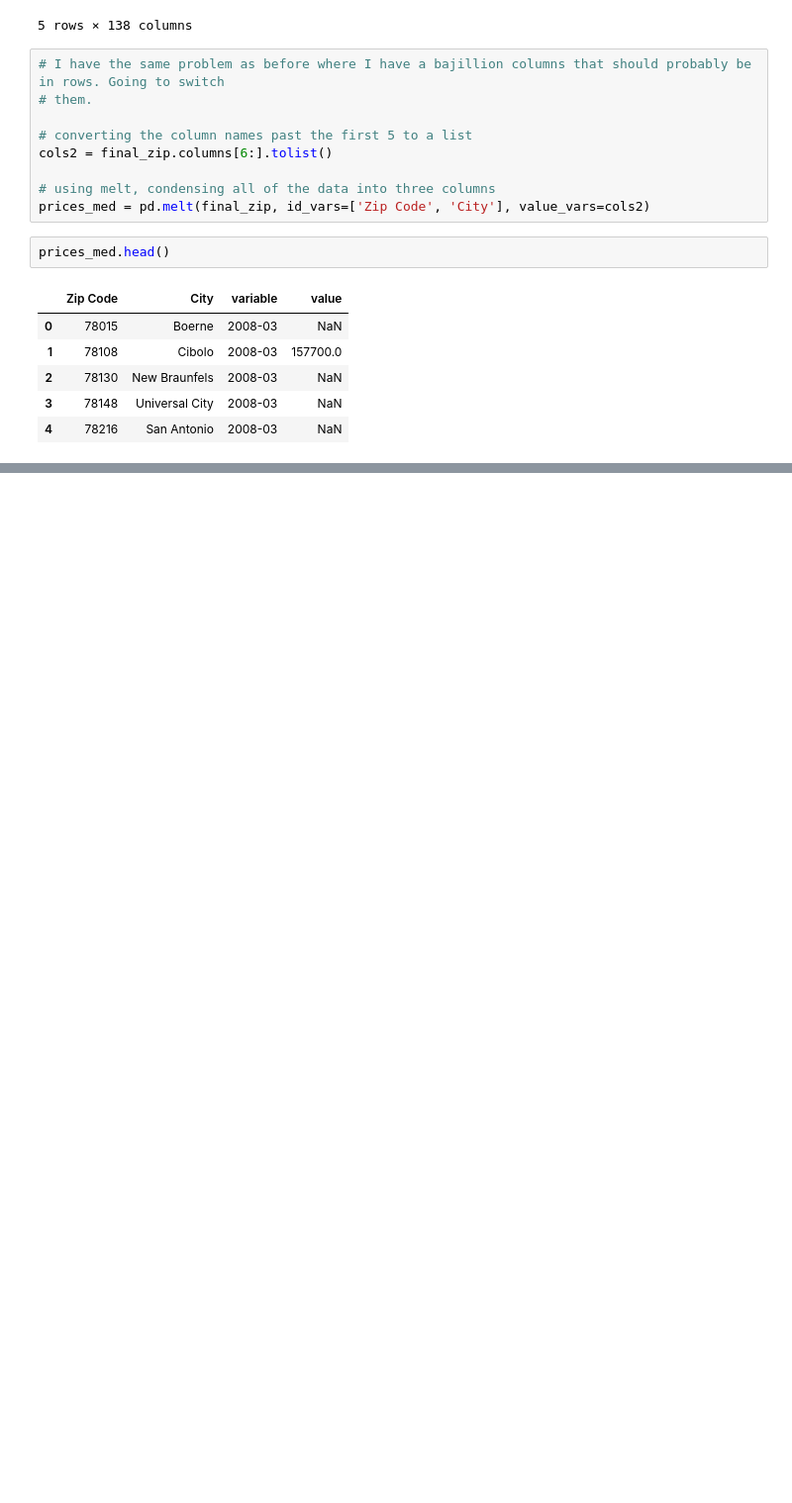
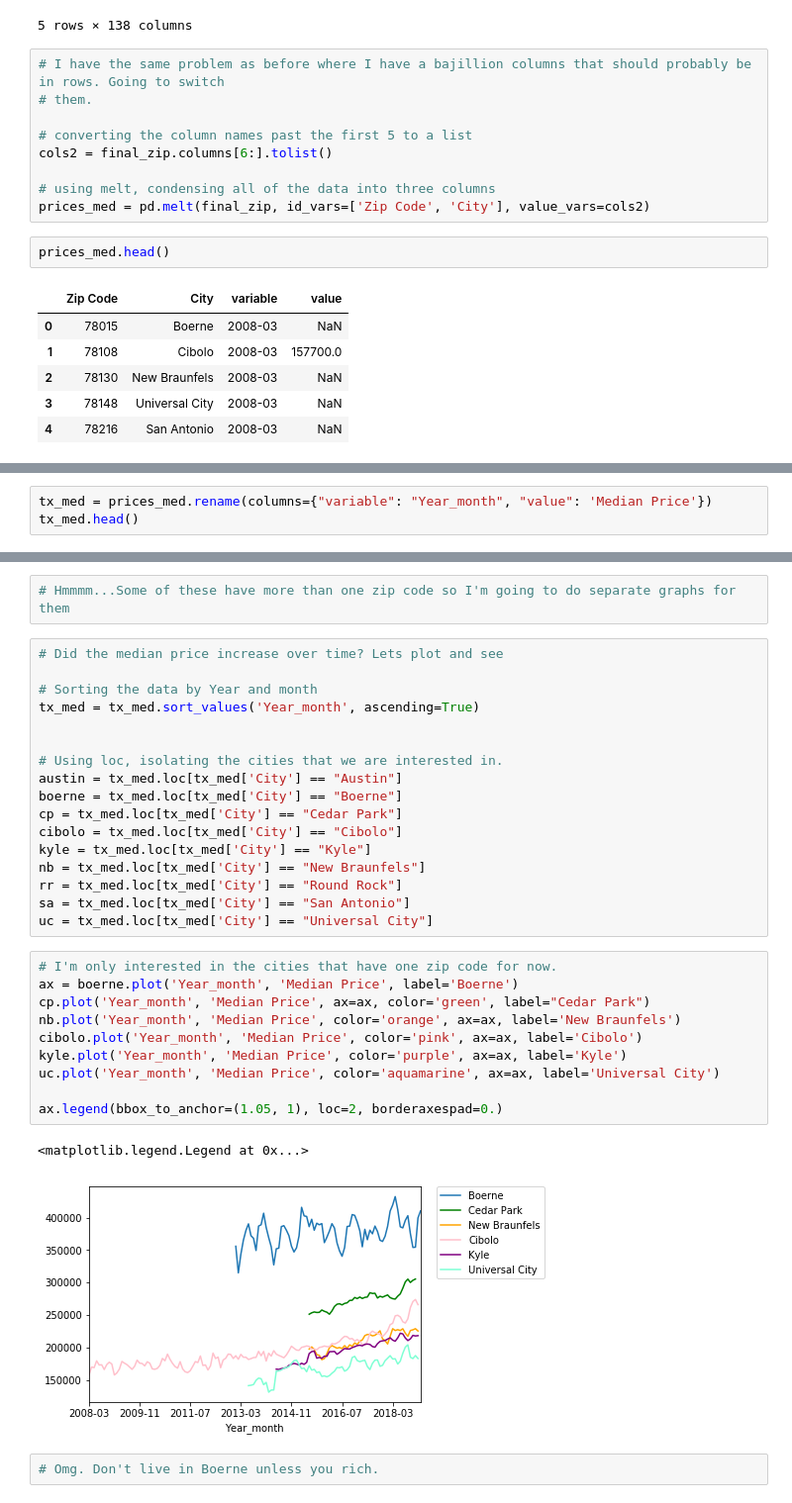
Before and after one commit to kkh1178/zillow, a Jupyter notebook: zillowproperties.ipynb, the cells around one changed output, grey strips where cells are left out. Shown: that part at 99% size. Saved outputs shown, nothing was run; the diff lists cells and outputs as text; blank space fills up the shorter version.

Commit message:
Median prices over time graph for specific texas cities

```diff
--- a/zillowproperties.ipynb
+++ b/zillowproperties.ipynb
@@ -396,0 +376,3 @@ prices_med.head()
+# %%
+tx_med = prices_med.rename(columns={"variable": "Year_month", "value": 'Median Price'})
+tx_med.head()
@@ -396,0 +402,34 @@ prices_med.head()
+# %%
+# Hmmmm...Some of these have more than one zip code so I'm going to do separate graphs for them
+# %%
+# Did the median price increase over time? Lets plot and see
+
+# Sorting the data by Year and month
+tx_med = tx_med.sort_values('Year_month', ascending=True)
+
+
+# Using loc, isolating the cities that we are interested in.
+austin = tx_med.loc[tx_med['City'] == "Austin"]
+boerne = tx_med.loc[tx_med['City'] == "Boerne"]
+cp = tx_med.loc[tx_med['City'] == "Cedar Park"]
+cibolo = tx_med.loc[tx_med['City'] == "Cibolo"]
+kyle = tx_med.loc[tx_med['City'] == "Kyle"]
+nb = tx_med.loc[tx_med['City'] == "New Braunfels"]
+rr = tx_med.loc[tx_med['City'] == "Round Rock"]
+sa = tx_med.loc[tx_med['City'] == "San Antonio"]
+uc = tx_med.loc[tx_med['City'] == "Universal City"]
+# %%
+# I'm only interested in the cities that have one zip code for now.
+ax = boerne.plot('Year_month', 'Median Price', label='Boerne')
+cp.plot('Year_month', 'Median Price', ax=ax, color='green', label="Cedar Park")
+nb.plot('Year_month', 'Median Price', color='orange', ax=ax, label='New Braunfels')
+cibolo.plot('Year_month', 'Median Price', color='pink', ax=ax, label='Cibolo')
+kyle.plot('Year_month', 'Median Price', color='purple', ax=ax, label='Kyle')
+uc.plot('Year_month', 'Median Price', color='aquamarine', ax=ax, label='Universal City')
+
+ax.legend(bbox_to_anchor=(1.05, 1), loc=2, borderaxespad=0.)
+# %% [output]
+<matplotlib.legend.Legend at 0x...>
+[figure, added]
+# %%
+# Omg. Don't live in Boerne unless you rich.
```
Also changed, not shown: parts of 3 cells of this notebook.
